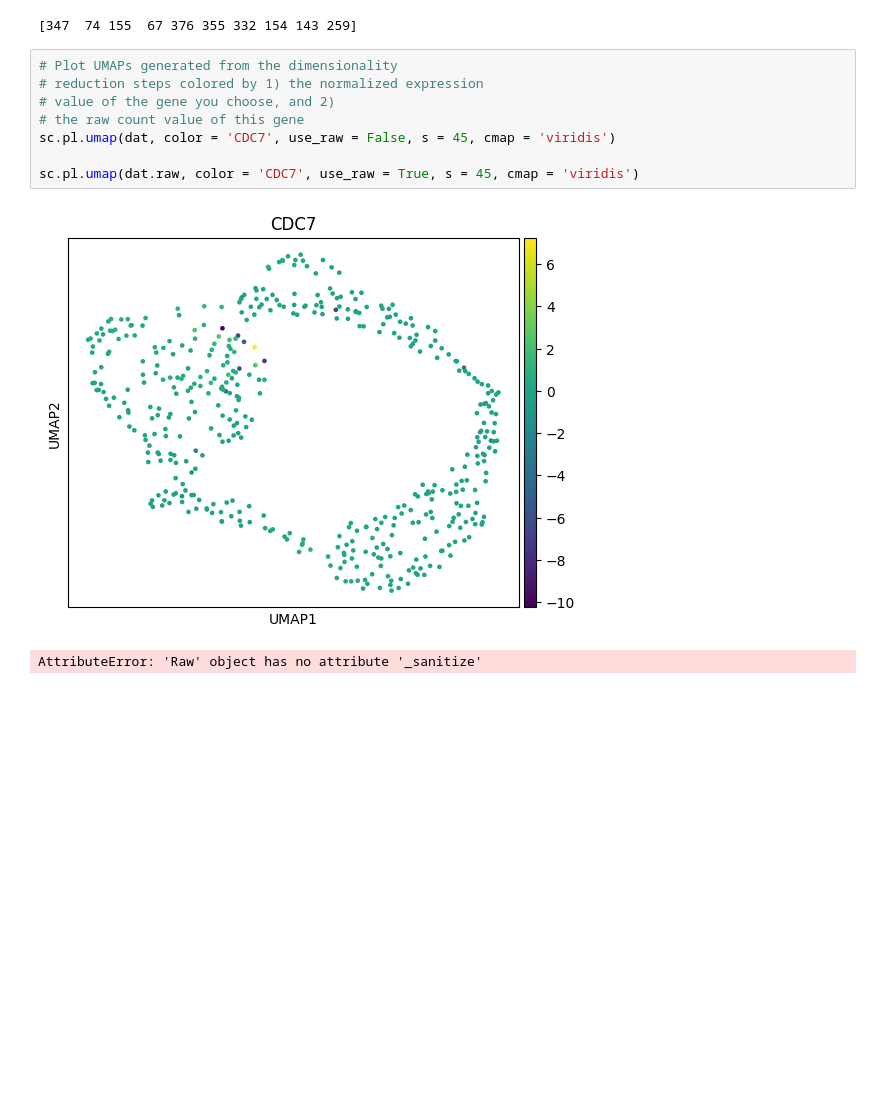
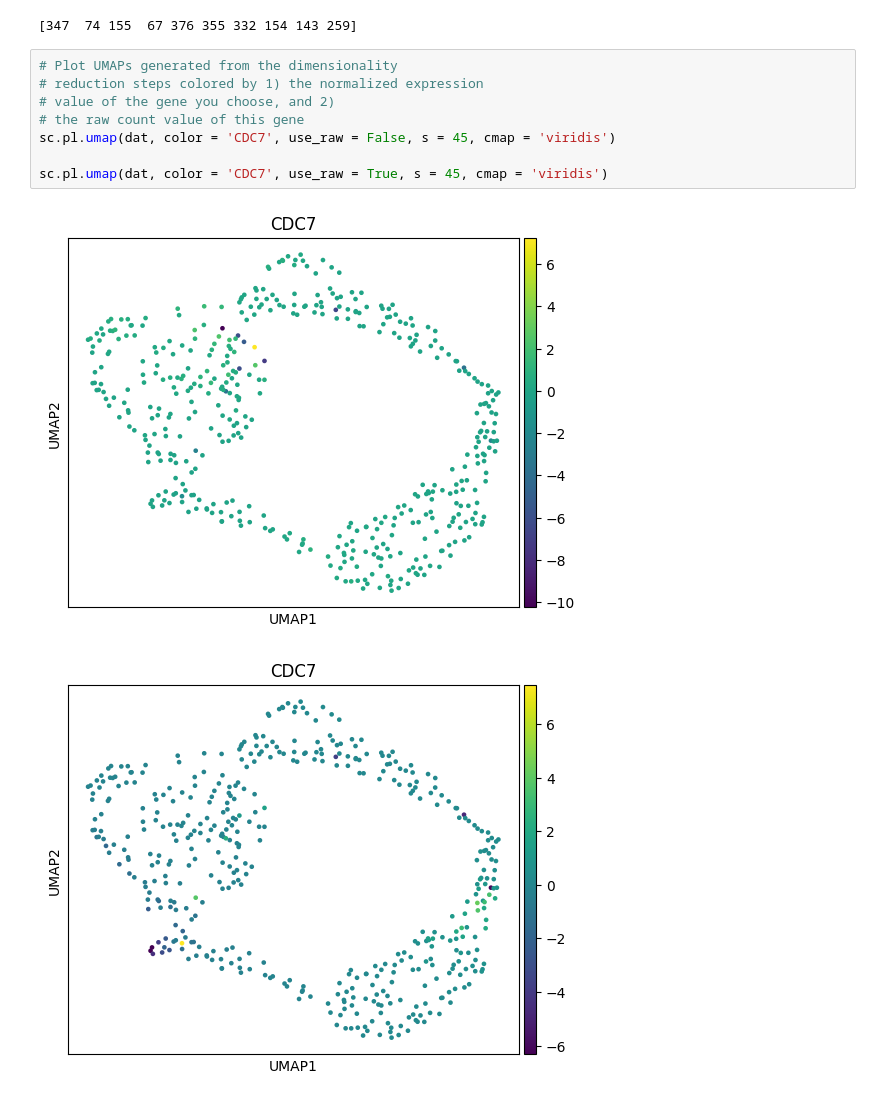
Before and after one commit to ctaranto1211/Python-Practice, a Jupyter notebook: notebooks2025/section03_data_process_dim_reduction.ipynb, the cells around one changed output. Drawn from its saved outputs; the diff is of its cells as text; blank space fills up the shorter version.

```diff
--- a/notebooks2025/section03_data_process_dim_reduction.ipynb
+++ b/notebooks2025/section03_data_process_dim_reduction.ipynb
@@ -274,11 +274,11 @@ print(top_cells)
 # %%
 # Plot UMAPs generated from the dimensionality
 # reduction steps colored by 1) the normalized expression
 # value of the gene you choose, and 2)
 # the raw count value of this gene
 sc.pl.umap(dat, color = 'CDC7', use_raw = False, s = 45, cmap = 'viridis')
 
-sc.pl.umap(dat.raw, color = 'CDC7', use_raw = True, s = 45, cmap = 'viridis')
+sc.pl.umap(dat, color = 'CDC7', use_raw = True, s = 45, cmap = 'viridis')
 # %% [output]
 [figure]
-AttributeError: 'Raw' object has no attribute '_sanitize'
+[figure, added]
```
